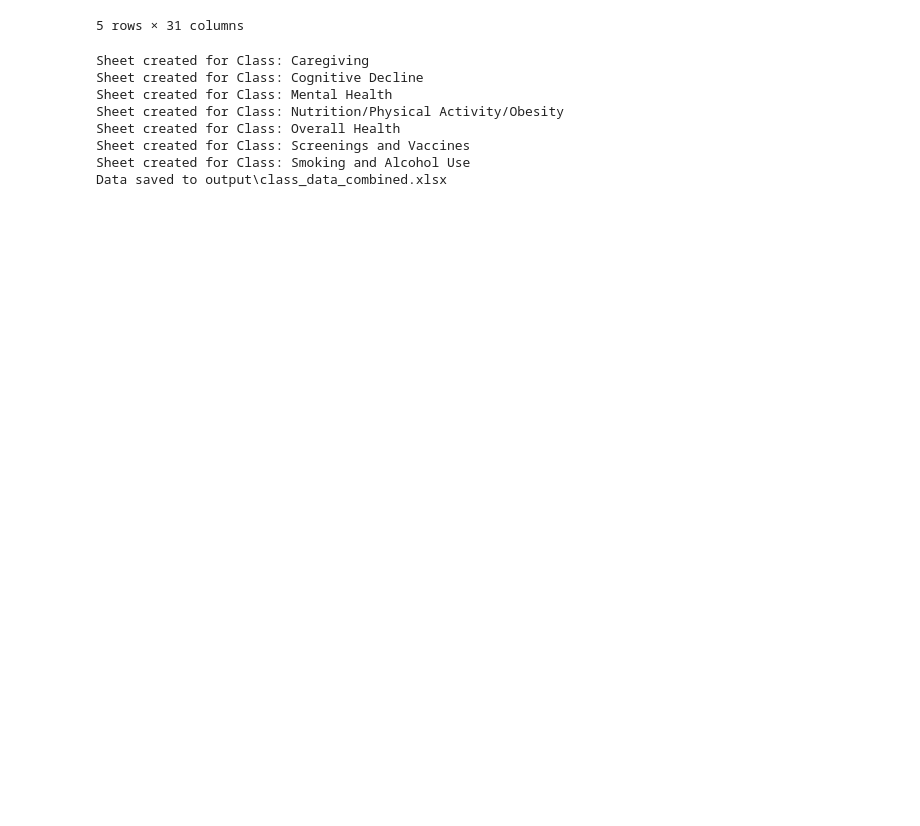
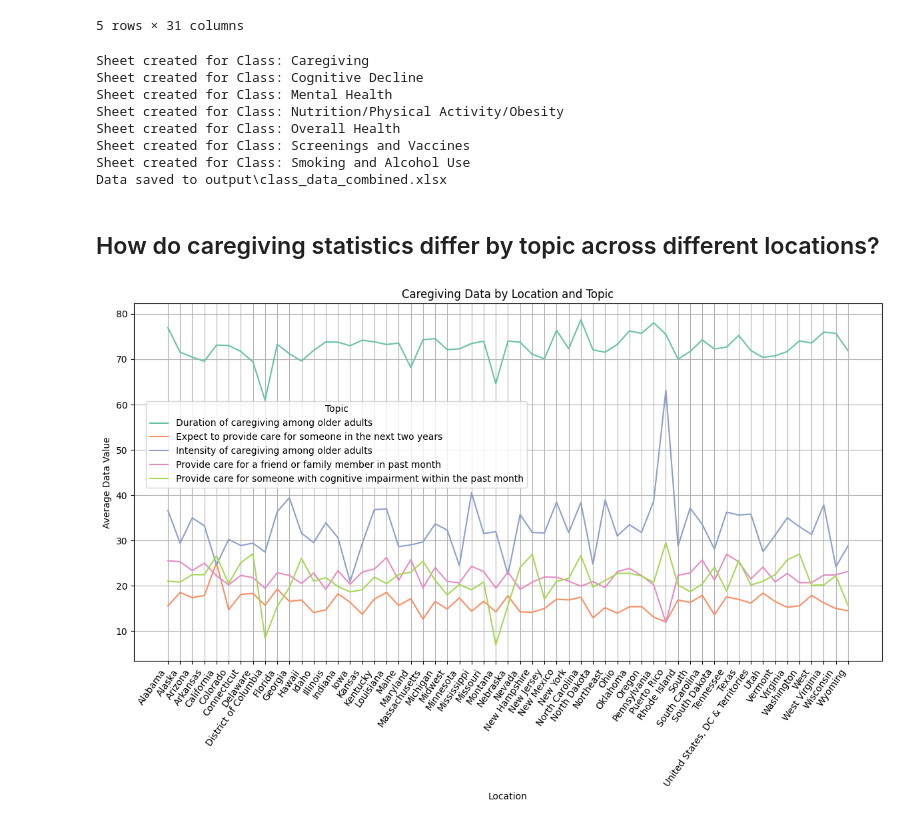
Before and after one commit to stutibimali/Alzeimer_Disease, a Jupyter notebook: alzheimer.ipynb, the cells around one changed output. Cells and saved outputs as stored; diff of their text form; code cells hidden in the pictures; blank space fills up the shorter version.

```diff
--- a/alzheimer.ipynb
+++ b/alzheimer.ipynb
@@ -42,3 +44,22 @@ Sheet created for Class: Overall Health
 Sheet created for Class: Screenings and Vaccines
 Sheet created for Class: Smoking and Alcohol Use
 Data saved to output\class_data_combined.xlsx
+# %% [markdown]
+## How do caregiving statistics differ by topic across different locations?
+# %%
+# from the output taking the caregiving sheet
+df = pd.read_excel('output/class_data_combined.xlsx',sheet_name='Caregiving')
+df_filtered = df[['LocationDesc', 'Topic', 'Data_Value']]
+grouped_data = df_filtered.groupby(['LocationDesc', 'Topic'])['Data_Value'].mean().reset_index()
+plt.figure(figsize=(12, 8))
+sns.lineplot(data=grouped_data, x='LocationDesc', y='Data_Value', hue='Topic', errorbar=None, palette='Set2')
+plt.grid()
+plt.title('Caregiving Data by Location and Topic')
+plt.xlabel('Location')
+plt.ylabel('Average Data Value')
+plt.xticks(rotation=55, ha='right')
+plt.legend(title='Topic', bbox_to_anchor=(0.01, 0.74), loc='upper left', ncol=1)
+plt.tight_layout()
+plt.show()
+# %% [output]
+[figure, added]
```
Also changed, not shown: parts of 3 cells of this notebook, 1 other file.
